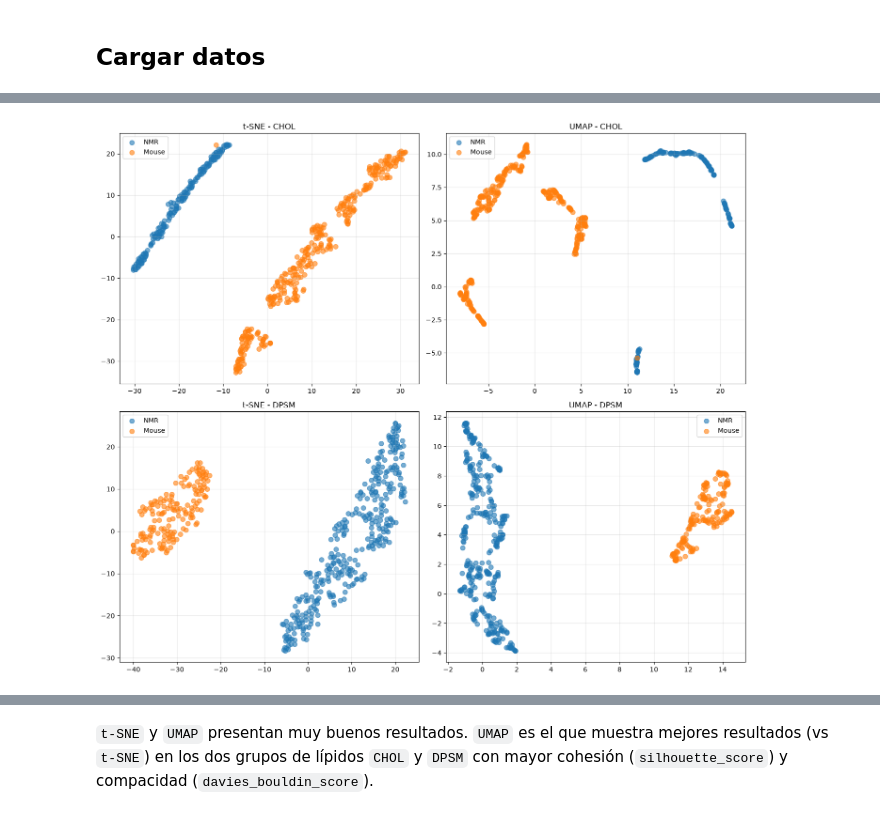
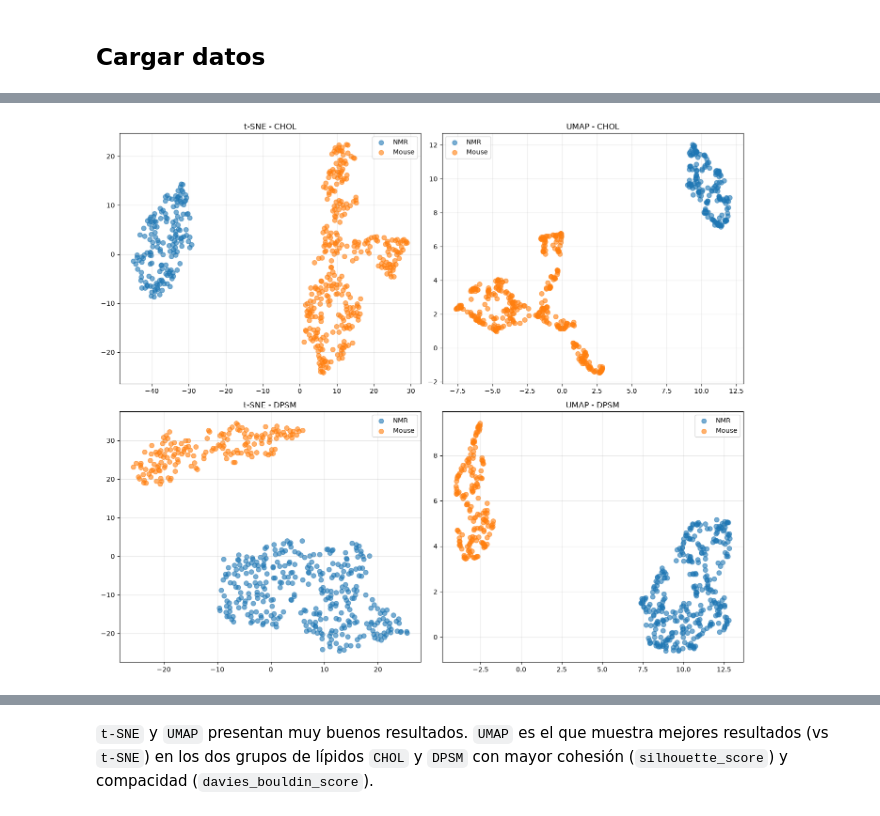
Before and after one commit to dylanhrojas/mouse-nmr, a Jupyter notebook: notebooks/04_embeddings.ipynb, the cells around one changed output, grey strips where cells are left out. Cells and saved outputs as stored; diff of their text form; code cells hidden in the pictures.

```diff
--- a/notebooks/04_embeddings.ipynb
+++ b/notebooks/04_embeddings.ipynb
@@ -20,42 +47,112 @@ df_dpsm = pd.read_csv("../data/dpsm.csv")
 # %%
 %%time
-X_chol = df_chol.drop(columns=["target", "lipid_type", "resid"])
+X_chol = df_chol.drop(
+    columns=[
+        "min_head",
+        "min_body",
+        "max_head",
+        "max_body",
+        "target",
+        "lipid_type"
+    ]
+)
 y_chol = df_chol["target"]
-X_dpsm = df_dpsm.drop(columns=["target", "lipid_type", "resid"])
+X_dpsm = df_dpsm.drop(
+    columns=[
+        "min_heads",
+        "min_tails",
+        "max_heads",
+        "max_tails",
+        "target",
+        "lipid_type"
+    ]
+)
 y_dpsm = df_dpsm["target"]
 
-embedding_tsne_chol = TSNE(n_components=2, random_state=42).fit_transform(X_chol)
-embedding_tsne_dpsm = TSNE(n_components=2, random_state=42).fit_transform(X_dpsm)
-embedding_umap_chol = UMAP(n_components=2, random_state=42).fit_transform(X_chol)
-embedding_umap_dpsm = UMAP(n_components=2, random_state=42).fit_transform(X_dpsm)
+scaler = StandardScaler()
+X_chol_scaled = scaler.fit_transform(X_chol)
+X_dpsm_scaled = scaler.fit_transform(X_dpsm)
+
+embedding_tsne_chol = TSNE(n_components=2, random_state=42).fit_transform(X_chol_scaled)
+embedding_tsne_dpsm = TSNE(n_components=2, random_state=42).fit_transform(X_dpsm_scaled)
+embedding_umap_chol = UMAP(n_components=2, random_state=42).fit_transform(X_chol_scaled)
+embedding_umap_dpsm = UMAP(n_components=2, random_state=42).fit_transform(X_dpsm_scaled)
 
 fig, axes = plt.subplots(2, 2, figsize=(14, 12))
 
-axes[0, 0].scatter(embedding_tsne_chol[y_chol == 0, 0], embedding_tsne_chol[y_chol == 0, 1], label="NMR", alpha=0.6, s=50)
-axes[0, 0].scatter(embedding_tsne_chol[y_chol == 1, 0], embedding_tsne_chol[y_chol == 1, 1], label="Mouse", alpha=0.6, s=50)
+axes[0, 0].scatter(
+    embedding_tsne_chol[y_chol == 0, 0],
+    embedding_tsne_chol[y_chol == 0, 1],
+    label="NMR",
+    alpha=0.6,
+    s=50,
+)
+axes[0, 0].scatter(
+    embedding_tsne_chol[y_chol == 1, 0],
+    embedding_tsne_chol[y_chol == 1, 1],
+    label="Mouse",
+    alpha=0.6,
+    s=50,
+)
 axes[0, 0].set_title("t-SNE - CHOL")
 axes[0, 0].legend()
 axes[0, 0].grid(True, alpha=0.3)
 
-axes[0, 1].scatter(embedding_umap_chol[y_chol == 0, 0], embedding_umap_chol[y_chol == 0, 1], label="NMR", alpha=0.6, s=50)
-axes[0, 1].scatter(embedding_umap_chol[y_chol == 1, 0], embedding_umap_chol[y_chol == 1, 1], label="Mouse", alpha=0.6, s=50)
+axes[0, 1].scatter(
+    embedding_umap_chol[y_chol == 0, 0],
+    embedding_umap_chol[y_chol == 0, 1],
+    label="NMR",
+    alpha=0.6,
+    s=50,
+)
+axes[0, 1].scatter(
+    embedding_umap_chol[y_chol == 1, 0],
+    embedding_umap_chol[y_chol == 1, 1],
+    label="Mouse",
+    alpha=0.6,
+    s=50,
+)
 axes[0, 1].set_title("UMAP - CHOL")
 axes[0, 1].legend()
 axes[0, 1].grid(True, alpha=0.3)
 
-axes[1, 0].scatter(embedding_tsne_dpsm[y_dpsm == 0, 0], embedding_tsne_dpsm[y_dpsm == 0, 1], label="NMR", alpha=0.6, s=50)
-axes[1, 0].scatter(embedding_tsne_dpsm[y_dpsm == 1, 0], embedding_tsne_dpsm[y_dpsm == 1, 1], label="Mouse", alpha=0.6, s=50)
+axes[1, 0].scatter(
+    embedding_tsne_dpsm[y_dpsm == 0, 0],
+    embedding_tsne_dpsm[y_dpsm == 0, 1],
+    label="NMR",
+    alpha=0.6,
+    s=50,
+)
+axes[1, 0].scatter(
+    embedding_tsne_dpsm[y_dpsm == 1, 0],
+    embedding_tsne_dpsm[y_dpsm == 1, 1],
+    label="Mouse",
+    alpha=0.6,
+    s=50,
+)
 axes[1, 0].set_title("t-SNE - DPSM")
 axes[1, 0].legend()
 axes[1, 0].grid(True, alpha=0.3)
 
-axes[1, 1].scatter(embedding_umap_dpsm[y_dpsm == 0, 0], embedding_umap_dpsm[y_dpsm == 0, 1], label="NMR", alpha=0.6, s=50)
-axes[1, 1].scatter(embedding_umap_dpsm[y_dpsm == 1, 0], embedding_umap_dpsm[y_dpsm == 1, 1], label="Mouse", alpha=0.6, s=50)
+axes[1, 1].scatter(
+    embedding_umap_dpsm[y_dpsm == 0, 0],
+    embedding_umap_dpsm[y_dpsm == 0, 1],
+    label="NMR",
+    alpha=0.6,
+    s=50,
+)
+axes[1, 1].scatter(
+    embedding_umap_dpsm[y_dpsm == 1, 0],
+    embedding_umap_dpsm[y_dpsm == 1, 1],
+    label="Mouse",
+    alpha=0.6,
+    s=50,
+)
 axes[1, 1].set_title("UMAP - DPSM")
 axes[1, 1].legend()
 axes[1, 1].grid(True, alpha=0.3)
 
 plt.tight_layout()
 plt.show()
 # %% [output]
-[figure, old version]
+[figure, new version]
```
Also changed, not shown: parts of 10 cells of this notebook.
